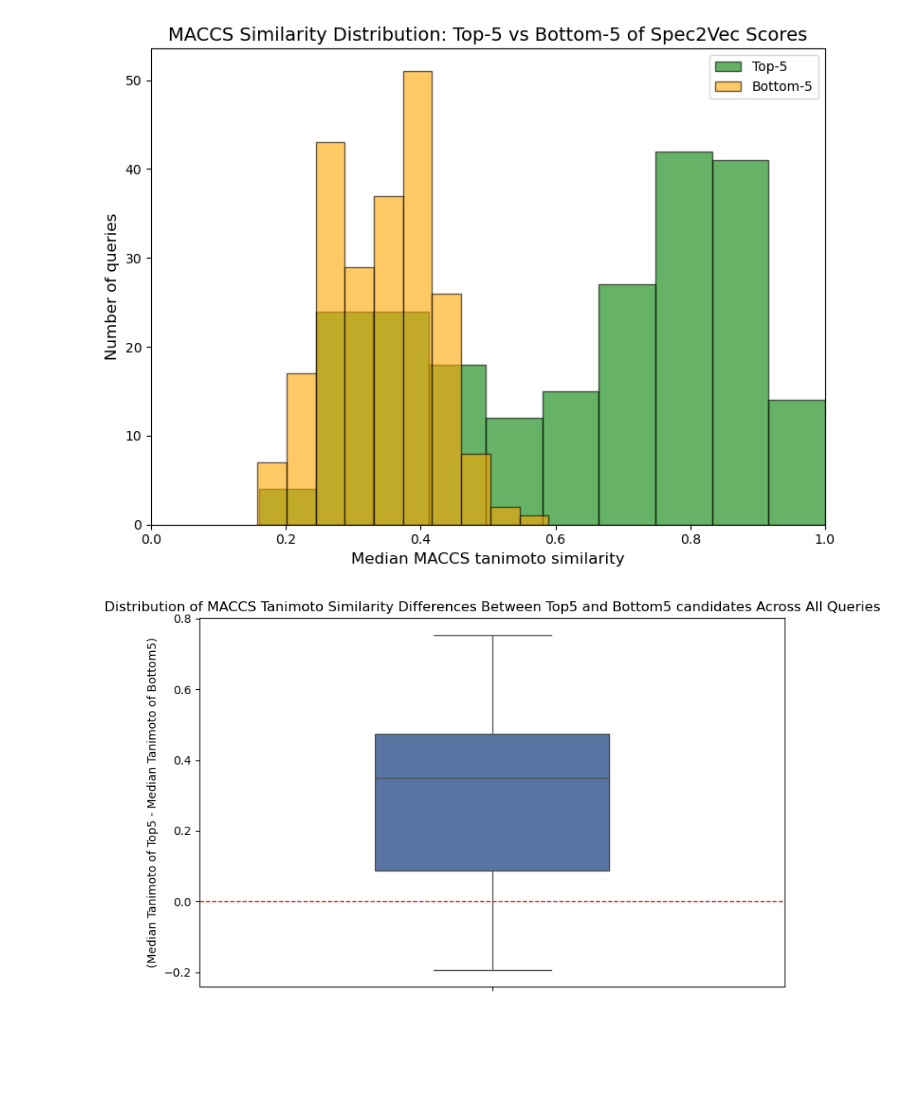
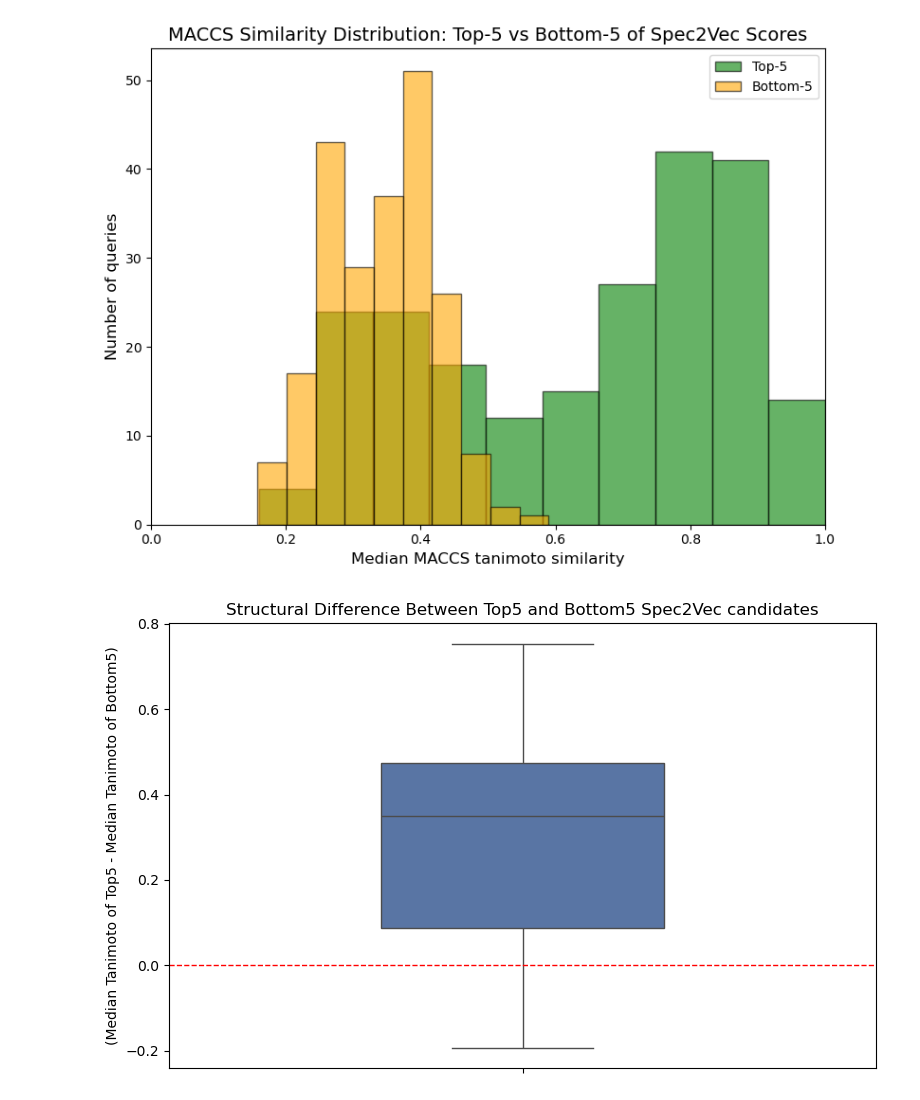
Before and after one commit to ioanniskontogiannis/mass2motif-prioritization-ml, a Jupyter notebook: scripts/Spec2Vec_retraining/validate_s2v_bigger_scale.ipynb, the cells around one changed output. Saved outputs shown, nothing was run; the diff lists cells and outputs as text; code cells hidden in the pictures; blank space fills up the shorter version.

```diff
--- a/scripts/Spec2Vec_retraining/validate_s2v_bigger_scale.ipynb
+++ b/scripts/Spec2Vec_retraining/validate_s2v_bigger_scale.ipynb
@@ -217,15 +196,15 @@ plt.show()
 # %%
 import seaborn as sns
 import matplotlib.pyplot as plt
 
 plt.figure(figsize=(8, 5))
 sns.boxplot(y=summary["median_diff"], color="#4C72B0", width=0.4)
 
 plt.axhline(0, color="red", linestyle="--", linewidth=1)
 plt.ylabel("(Median Tanimoto of Top5 - Median Tanimoto of Bottom5)")
-plt.title("Distribution of MACCS Tanimoto Similarity Differences Between Top5 and Bottom5 candidates Across All Queries")
+plt.title("Structural Difference Between Top5 and Bottom5 Spec2Vec candidates")
 
 plt.tight_layout()
 plt.show()
 # %% [output]
-[figure, old version]
+[figure, new version]
```
Also changed, not shown: parts of 4 cells of this notebook, 9 other files.
